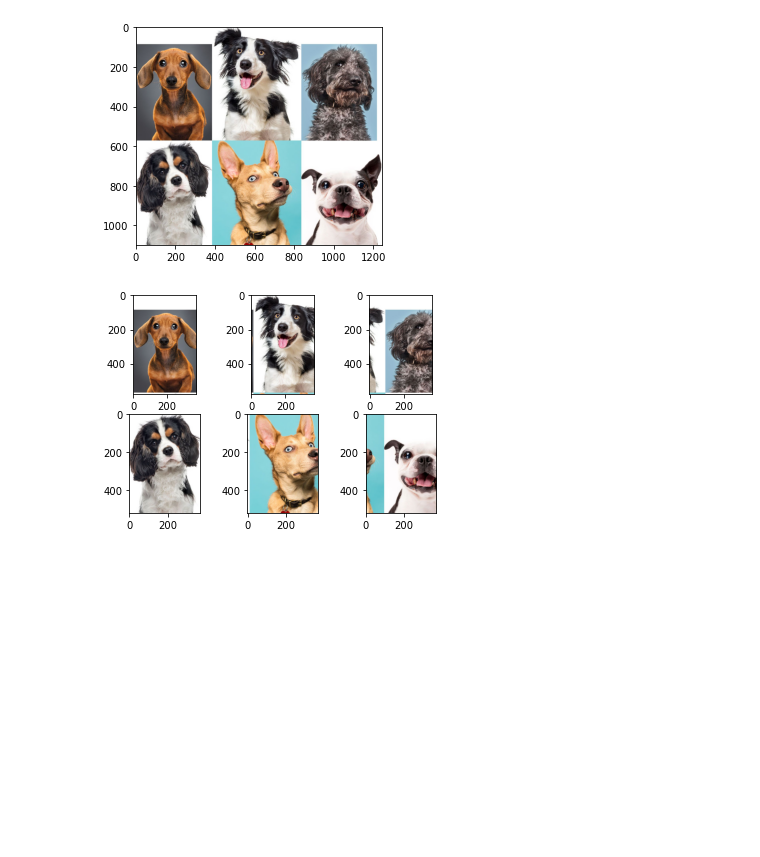
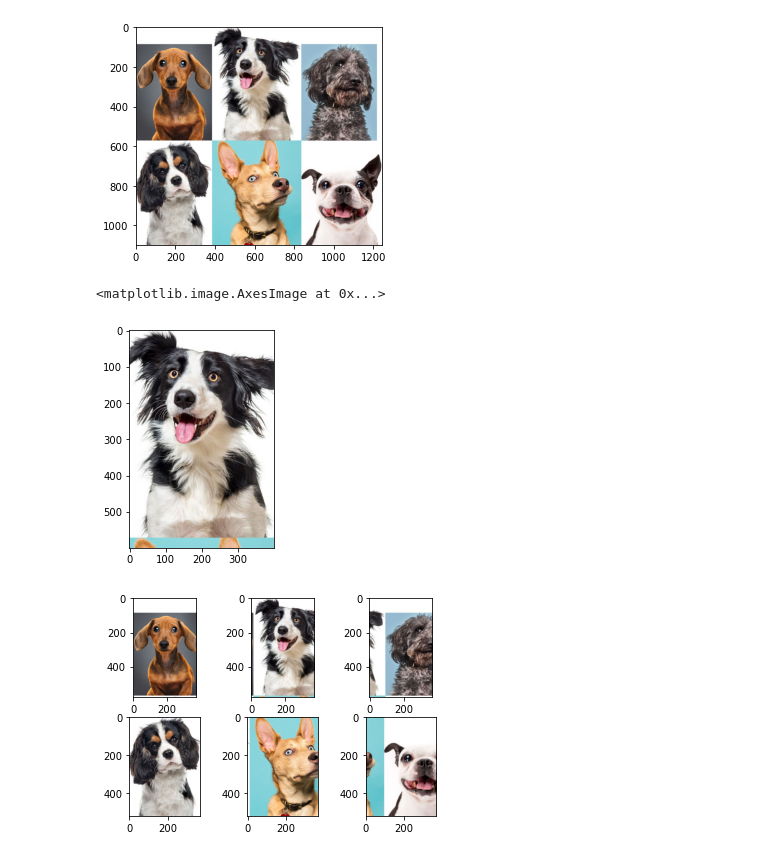
Before and after one commit to bblais/AI-and-Robotics-Fall-2020-Class-Notebooks, a Jupyter notebook: Sprint #4 - Classification and Images/2020-10-26 Exploring Images.ipynb, the cells around one changed output. Cells and saved outputs as stored; diff of their text form; code cells hidden in the pictures; blank space fills up the shorter version.

```diff
--- a/Sprint #4 - Classification and Images/2020-10-26 Exploring Images.ipynb
+++ b/Sprint #4 - Classification and Images/2020-10-26 Exploring Images.ipynb
@@ -216,6 +233,12 @@ imshow(im)
 # %% [output]
 <matplotlib.image.AxesImage at 0x...>
 [figure]
+# %%
+subimage=im[0:600,400:800,:]
+imshow(subimage)
+# %% [output]
+<matplotlib.image.AxesImage at 0x...>
+[figure, added]
 # %%
 count=1
 width=370
```
Also changed, not shown: parts of 7 cells of this notebook, 10 other files.
